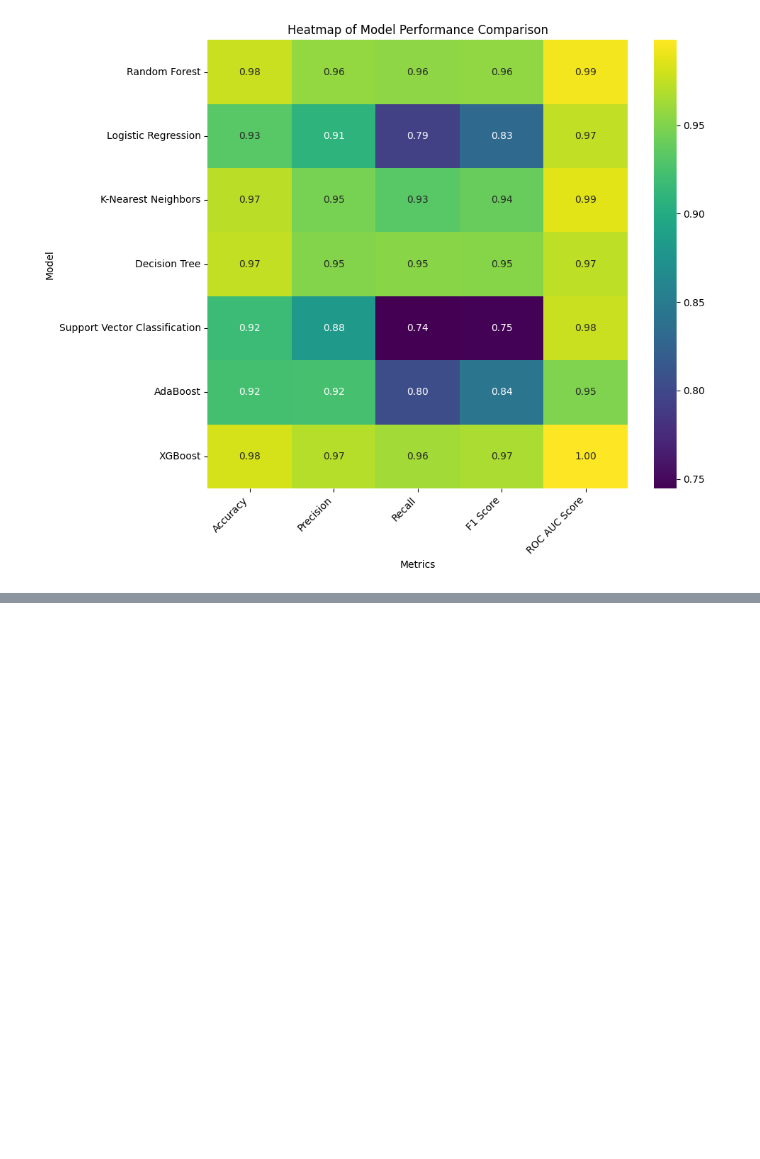
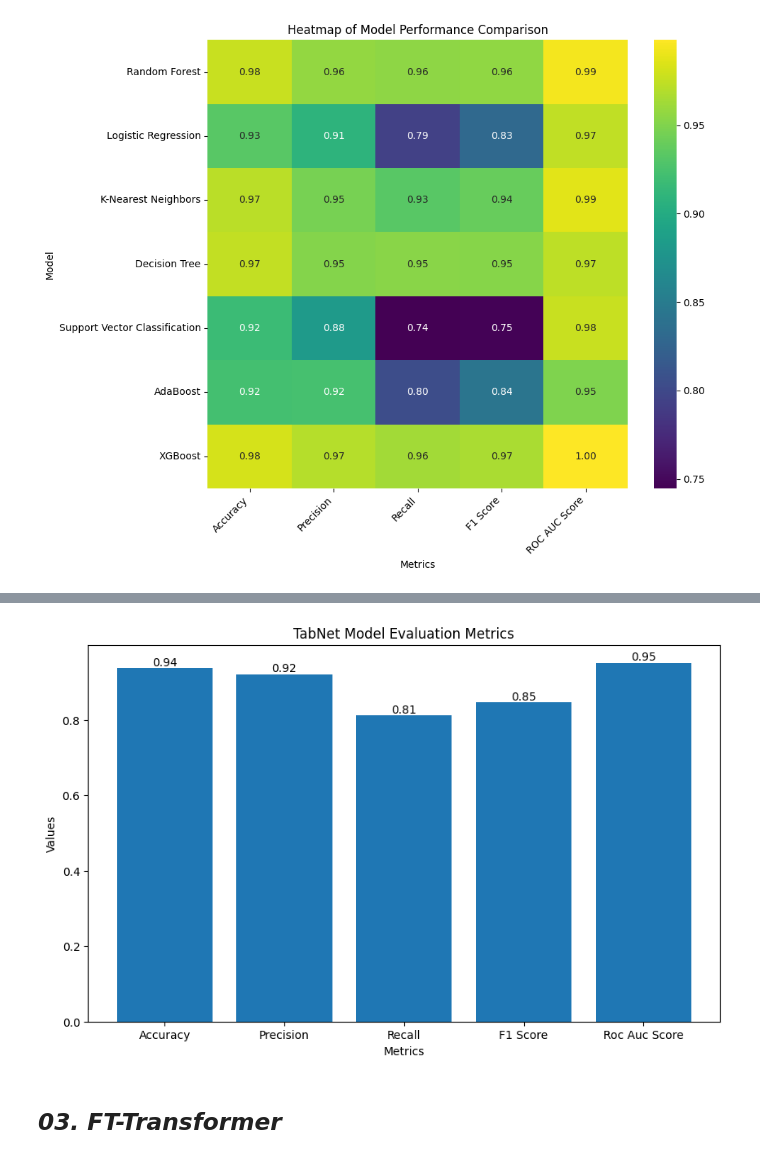
Before and after one commit to halimAhtasham/Network-_Intrusion_Detection---All_In_One, a Jupyter notebook: ROSIDS23_Testing_Multiple_Model.ipynb, the cells around one changed output, grey strips where cells are left out. Cells and saved outputs as stored; diff of their text form; code cells hidden in the pictures; blank space fills up the shorter version.

Commit message:
Tested 7 Machine Learning Model and 2 Deep Learning Model to the ROSIDS23 dataset.

```diff
--- a/ROSIDS23_Testing_Multiple_Model.ipynb
+++ b/ROSIDS23_Testing_Multiple_Model.ipynb
@@ -915,0 +1065,13 @@ plt.show()
+# %%
+tabnet_model = TabNetClassifier(
+    n_d=16,
+    n_a=16,
+    n_steps=3,
+    gamma=1.3,
+    lambda_sparse=1e-4,
+    optimizer_fn=torch.optim.Adam,
+    optimizer_params=dict(lr=2e-2),
+    mask_type="entmax",
+    verbose=10,
+    seed=42
+)
@@ -915,0 +1105,8 @@ plt.show()
+# %%
+tabnet_pred = tabnet_model.predict(
+    X_test_scaled
+).flatten()
+
+tabnet_pred_prob = tabnet_model.predict_proba(
+    X_test_scaled
+)
@@ -915,0 +1141,23 @@ plt.show()
+# %%
+plt.figure(figsize=(10,6))
+
+plt.title("TabNet Model Evaluation Metrics")
+plt.xlabel("Metrics")
+plt.ylabel("Values")
+
+matrics = ["Accuracy", "Precision", "Recall", "F1 Score", "Roc Auc Score"]
+values = [
+    accuracy_score(y_test, tabnet_pred),
+    precision_score(y_test, tabnet_pred, average="macro"),
+    recall_score(y_test, tabnet_pred, average="macro"),
+    f1_score(y_test, tabnet_pred, average="macro"),
+    roc_auc_score(y_test, tabnet_pred_prob, multi_class='ovr', average='macro')
+]
+
+bars = plt.bar(matrics, values)
+plt.bar_label(bars, fmt='%.2f')
+plt.show()
+# %% [output]
+[figure, added]
+# %% [markdown]
+## ***03. FT-Transformer***
```
Also changed, not shown: parts of 16 cells of this notebook.
